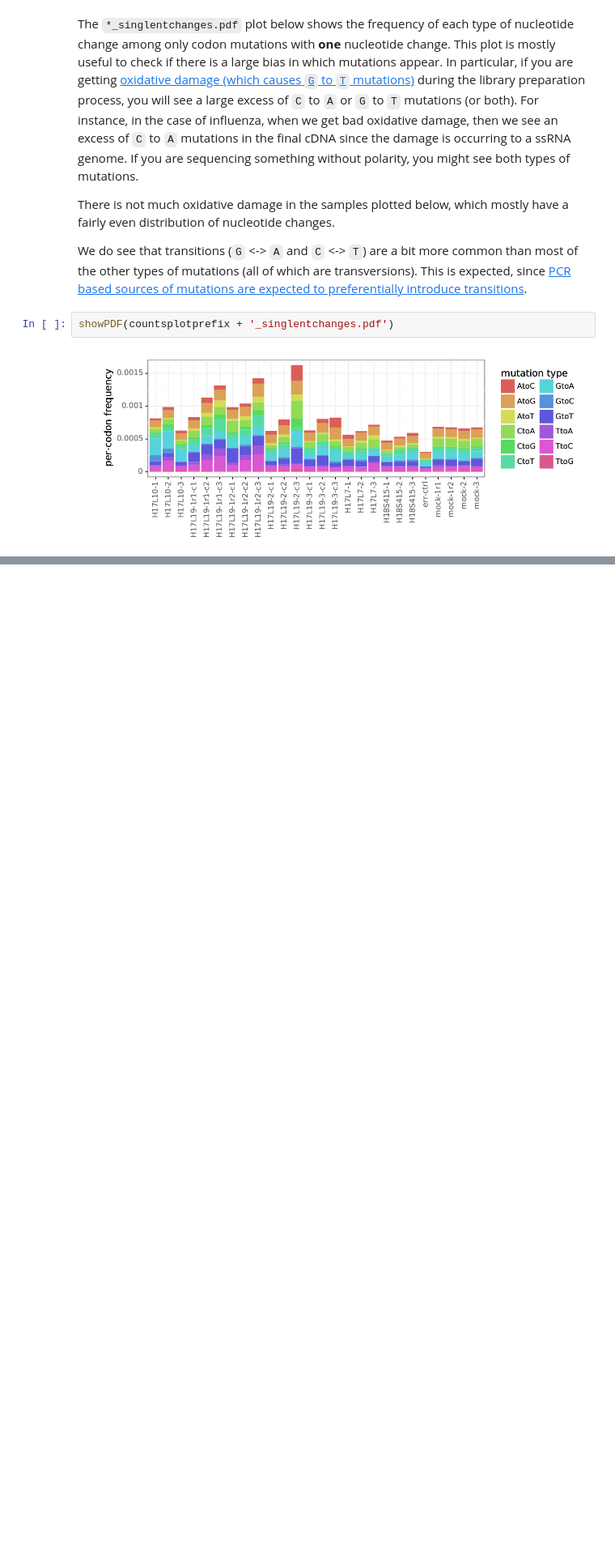
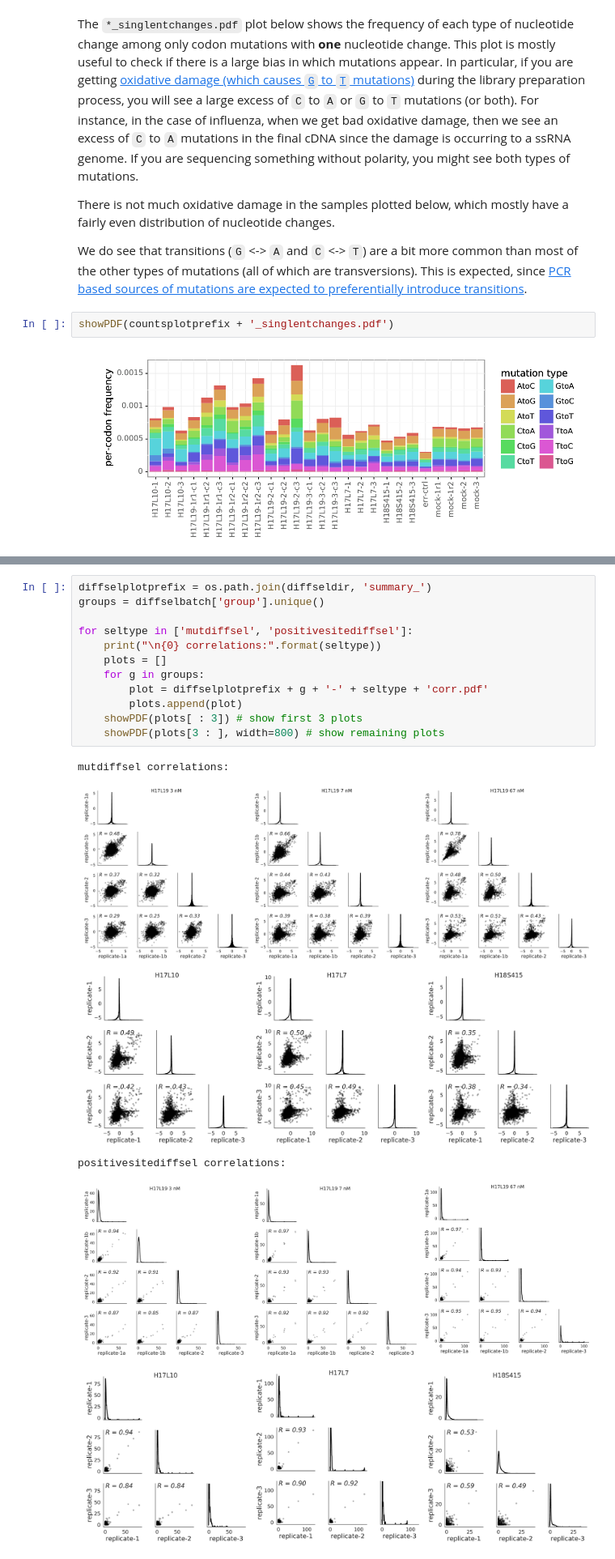
Before and after one commit to jbloomlab/dms_tools2, a Jupyter notebook: examples/Doud2017/analysis_notebook.ipynb, the cells around one changed output, grey strips where cells are left out. Shown at 81% size. Cells and saved outputs as stored; diff of their text form; blank space fills up the shorter version.

```diff
--- a/examples/Doud2017/analysis_notebook.ipynb
+++ b/examples/Doud2017/analysis_notebook.ipynb
@@ -391,0 +431,19 @@ Output summary files already exist and '--use_existing' is 'yes', so exiting wit
+# %%
+diffselplotprefix = os.path.join(diffseldir, 'summary_')
+groups = diffselbatch['group'].unique()
+
+for seltype in ['mutdiffsel', 'positivesitediffsel']:
+    print("\n{0} correlations:".format(seltype))
+    plots = []
+    for g in groups:
+        plot = diffselplotprefix + g + '-' + seltype + 'corr.pdf'
+        plots.append(plot)
+    showPDF(plots[ : 3]) # show first 3 plots
+    showPDF(plots[3 : ], width=800) # show remaining plots
+# %% [output]
+mutdiffsel correlations:
+[figure, added]
+[figure, added]
+positivesitediffsel correlations:
+[figure, added]
+[figure, added]
```
Also changed, not shown: parts of 18 cells of this notebook, 2 other files.
